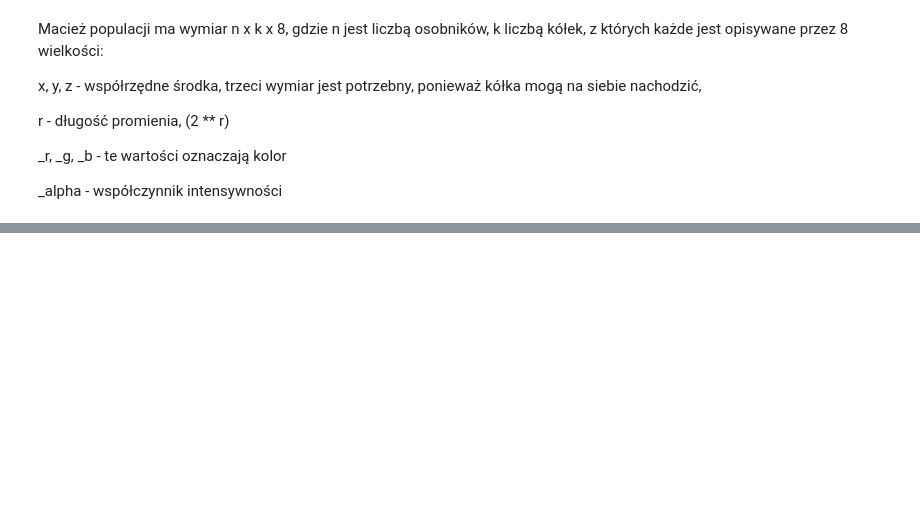
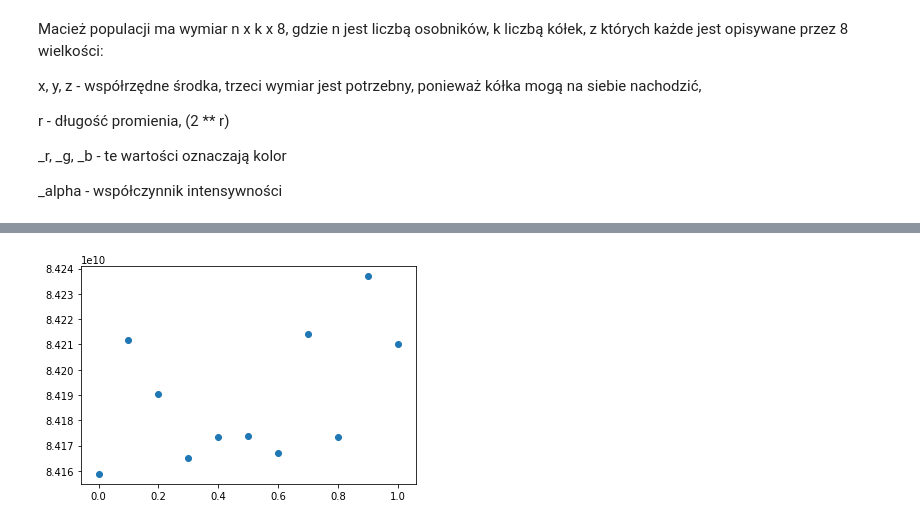
Before and after one commit to RRozak/mona_lisa, a Jupyter notebook: mona_lisa.ipynb, the cells around one changed output, grey strips where cells are left out. Cells and saved outputs as stored; diff of their text form; code cells hidden in the pictures; blank space fills up the shorter version.

```diff
--- a/mona_lisa.ipynb
+++ b/mona_lisa.ipynb
@@ -377,0 +297,8 @@ print(image_to_data('mona_lisa.png'))
+# %%
+results_2 = np.empty((11, 5))
+for i in range(11):
+    for j in range(5):
+        print(i, j)
+        results_2[i][j] = ES(50, 5, lambda c: test_function(c, image_to_data('mona_lisa.png')),
+                             begin_domain, end_domain, 0., 1., i / 10., 0., 500, uniform_crossover, 10,
+                             log_frequency=10)[0]
@@ -377,0 +323,5 @@ print(image_to_data('mona_lisa.png'))
+# %%
+plt.scatter(np.arange(0., 1.1, 0.1), results_2.mean(axis=1))
+plt.show()
+# %% [output]
+[figure, added]
```
Also changed, not shown: parts of 34 cells of this notebook.
